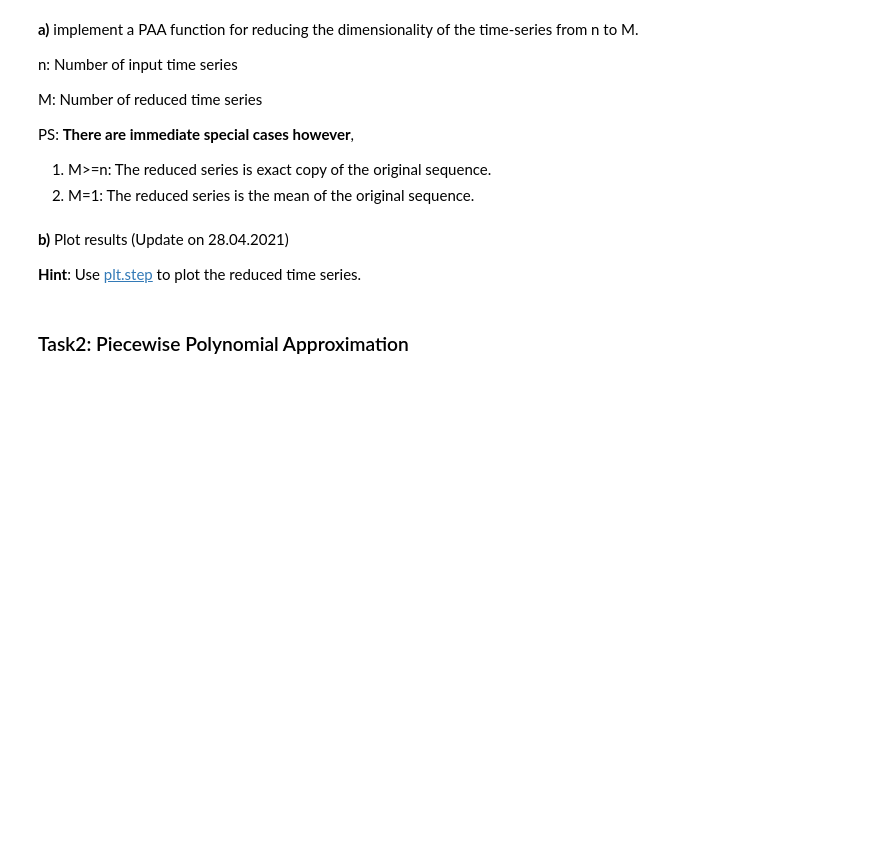
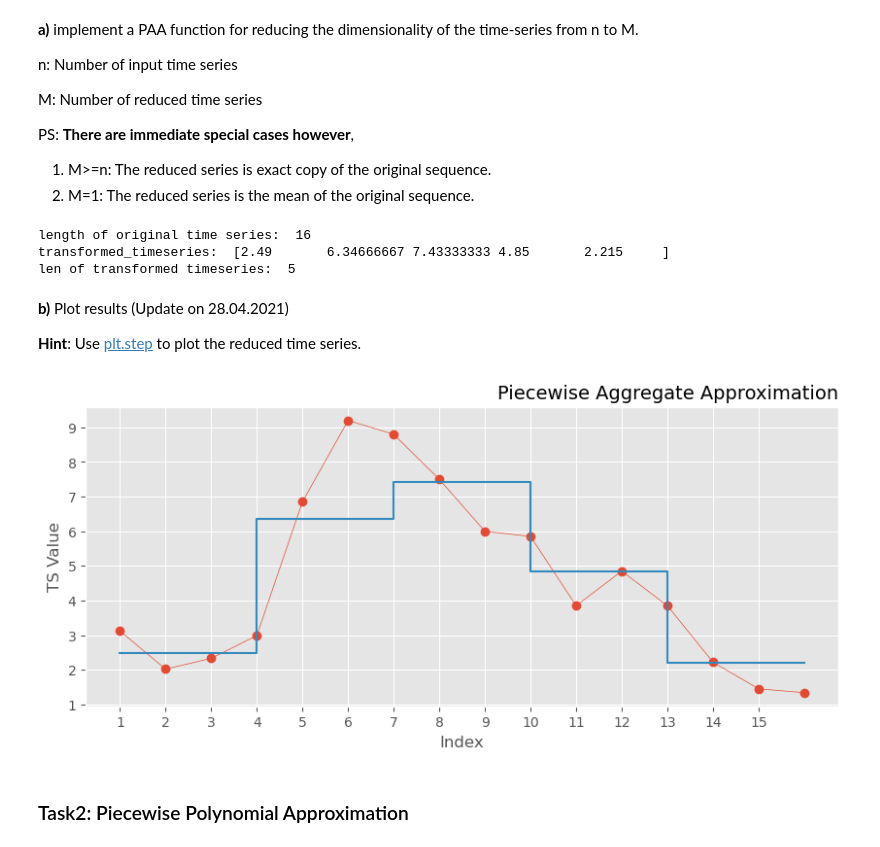
Before and after one commit to KlaraGtknst/TSDM_WS23_34, a Jupyter notebook: Exercise_03_representation.ipynb, the cells around one changed output. Drawn from its saved outputs; the diff is of its cells as text; code cells hidden in the pictures; blank space fills up the shorter version.

Commit message:
feat: n_sections SAX + code clean up

```diff
--- a/Exercise_03_representation.ipynb
+++ b/Exercise_03_representation.ipynb
@@ -25,13 +25,38 @@ PS: **There are immediate special cases however**,
 2. M=1: The reduced series is the mean of the original sequence.
 # %%
 t = np.array([3.12, 2.02, 2.33, 2.99, 6.85, 9.20, 8.80, 7.50, 6.00, 5.85, 3.85, 4.85, 3.85, 2.22, 1.45, 1.34])
-# %%
-def paa(arr, sections):
-
-    pass
-    ####################
-    # Your Code Here   #
-    ####################
+# %%
+def paa(arr, n_sections:int):
+    '''
+    : param arr: the input time series/ signal
+    : param n_sections: the number of segments/parts M to divide the time series into
+    Piecewise Aggregate Approximation
+    '''
+    n = arr.shape[0]
+    if(n <= n_sections):    # special case 1
+        return arr
+    if(n_sections == 1):    # special case 2
+        return arr.mean()
+
+    new_series = np.zeros(n_sections)
+    section_length = int(np.floor(n / n_sections))
+    for idx, i in enumerate(range(0, n, section_length)):
+        if(idx == n_sections - 1): # if division is not a whole number the last section contains section_length + the rest of the division
+            new_series[idx] = arr[i : ].mean()
+            break
+        else:
+            new_series[idx] = arr[i : min(i+section_length, n)].mean()
+    return new_series
+
+print('length of original time series: ', len(t))
+n_sections = 5  # M, # sections
+transformed_timeseries = paa(t, n_sections)
+print('transformed_timeseries: ', transformed_timeseries)
+print('len of transformed timeseries: ', len(transformed_timeseries))
+# %% [output]
+length of original time series:  16
+transformed_timeseries:  [2.49       6.34666667 7.43333333 4.85       2.215     ]
+len of transformed timeseries:  5
 # %% [markdown]
 **b)** Plot results (Update on 28.04.2021)
 
@@ -39,17 +64,21 @@ def paa(arr, sections):
 # %%
 plt.figure(figsize=(10, 4))
 plt.title("Piecewise Aggregate Approximation", size=14, loc="right")
 plt.plot(range(1, len(t)+1), t, marker="o", linewidth=0.5)
 
 ### PAA results:
-####################
-# Your Code Here   #
-####################
+x = np.arange(1, len(t) + 1)
+transformed_timeseries_longer = np.array([[y] * (t.shape[0] // n_sections) for y in transformed_timeseries]).flatten() # repeat each value n_sections times
+if transformed_timeseries_longer.shape[0] < t.shape[0]: # if division is not a whole number the last section contains section_length + the rest of the division
+    transformed_timeseries_longer = np.append(transformed_timeseries_longer, np.array([transformed_timeseries[-1]] * (t.shape[0] - transformed_timeseries_longer.shape[0])))
+plt.step(x, transformed_timeseries_longer, where="post")
 
 plt.xticks(range(1, 16))
 plt.xlabel("Index")
 plt.ylabel("TS Value")
 plt.show()
+# %% [output]
+[figure, added]
 # %% [markdown]
 ### Task2: Piecewise Polynomial Approximation
 # %% [markdown]
```
Also changed, not shown: parts of 21 cells of this notebook, 1 other file.
